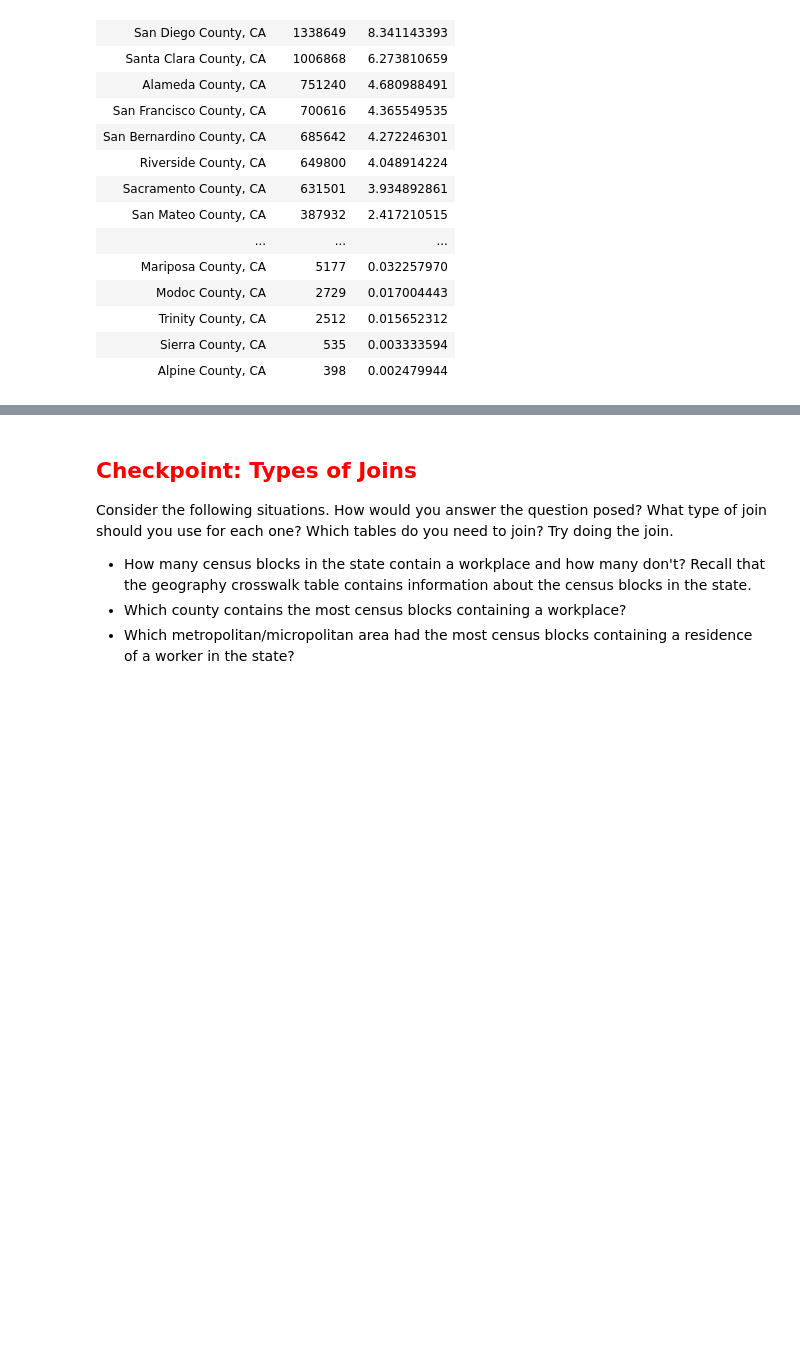
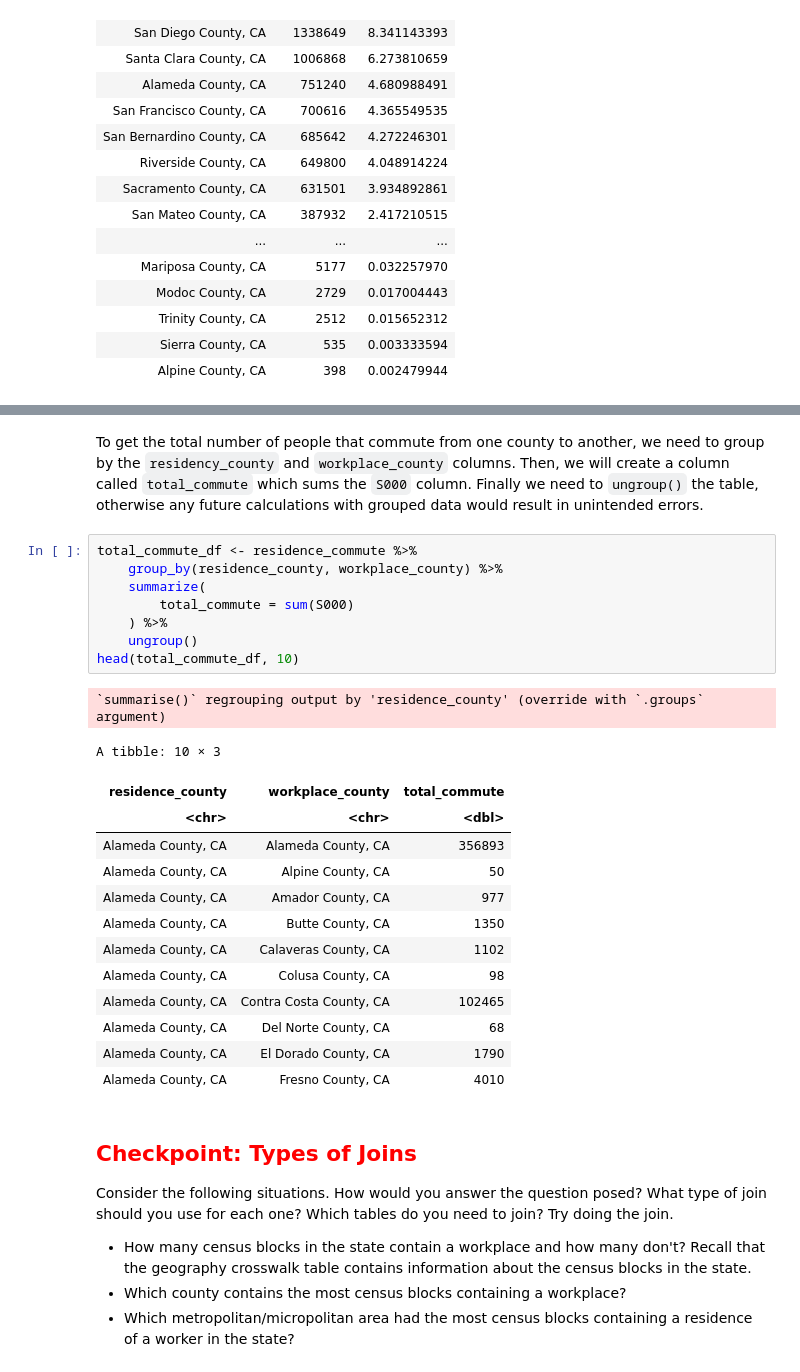
Before and after one commit to Jedelmann90/ada-intro-r, a Jupyter notebook: new R-2.ipynb, the cells around one changed output, grey strips where cells are left out. Cells and saved outputs as stored; diff of their text form; blank space fills up the shorter version.

```diff
--- a/new R-2.ipynb
+++ b/new R-2.ipynb
@@ -384,3 +423,28 @@ A tibble: 58 × 3
+# %% [markdown]
+To get the total number of people that commute from one county to another, we need to group by the `residency_county` and `workplace_county` columns. Then, we will create a column called `total_commute` which sums the `S000` column. Finally we need to `ungroup()` the table, otherwise any future calculations with grouped data would result in unintended errors.
+# %%
+total_commute_df <- residence_commute %>%
+    group_by(residence_county, workplace_county) %>%
+    summarize(
+        total_commute = sum(S000)
+    ) %>%
+    ungroup()
+head(total_commute_df, 10)
+# %% [output]
+`summarise()` regrouping output by 'residence_county' (override with `.groups` argument)
+A tibble: 10 × 3
+| residence_county | workplace_county | total_commute |
+| <chr> | <chr> | <dbl> |
+| Alameda County, CA | Alameda County, CA | 356893 |
+| Alameda County, CA | Alpine County, CA | 50 |
+| Alameda County, CA | Amador County, CA | 977 |
+| Alameda County, CA | Butte County, CA | 1350 |
+| Alameda County, CA | Calaveras County, CA | 1102 |
+| Alameda County, CA | Colusa County, CA | 98 |
+| Alameda County, CA | Contra Costa County, CA | 102465 |
+| Alameda County, CA | Del Norte County, CA | 68 |
+| Alameda County, CA | El Dorado County, CA | 1790 |
+| Alameda County, CA | Fresno County, CA | 4010 |
 # %% [markdown]
 ## <span style="color:red">Checkpoint: Types of Joins</span>
 
```
Also changed, not shown: parts of 8 cells of this notebook.
